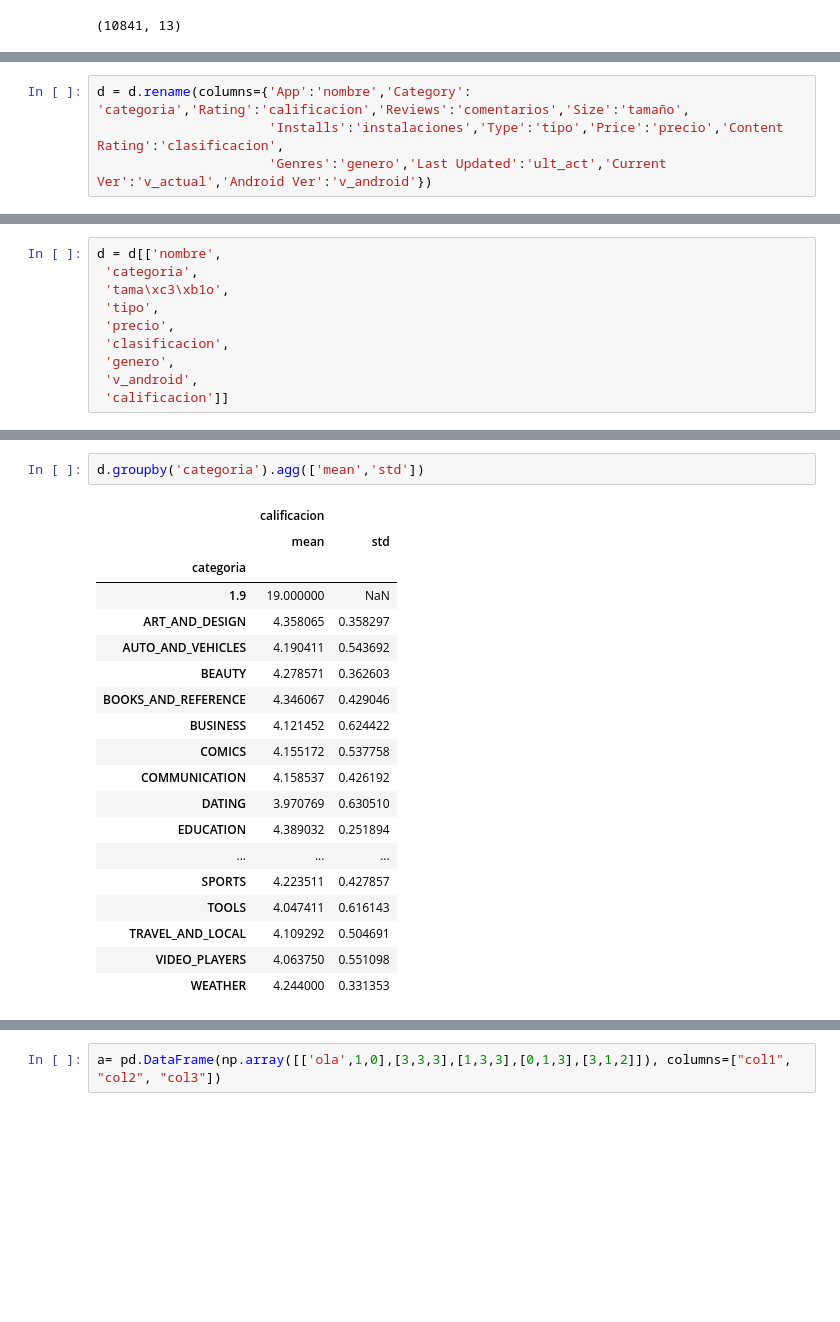
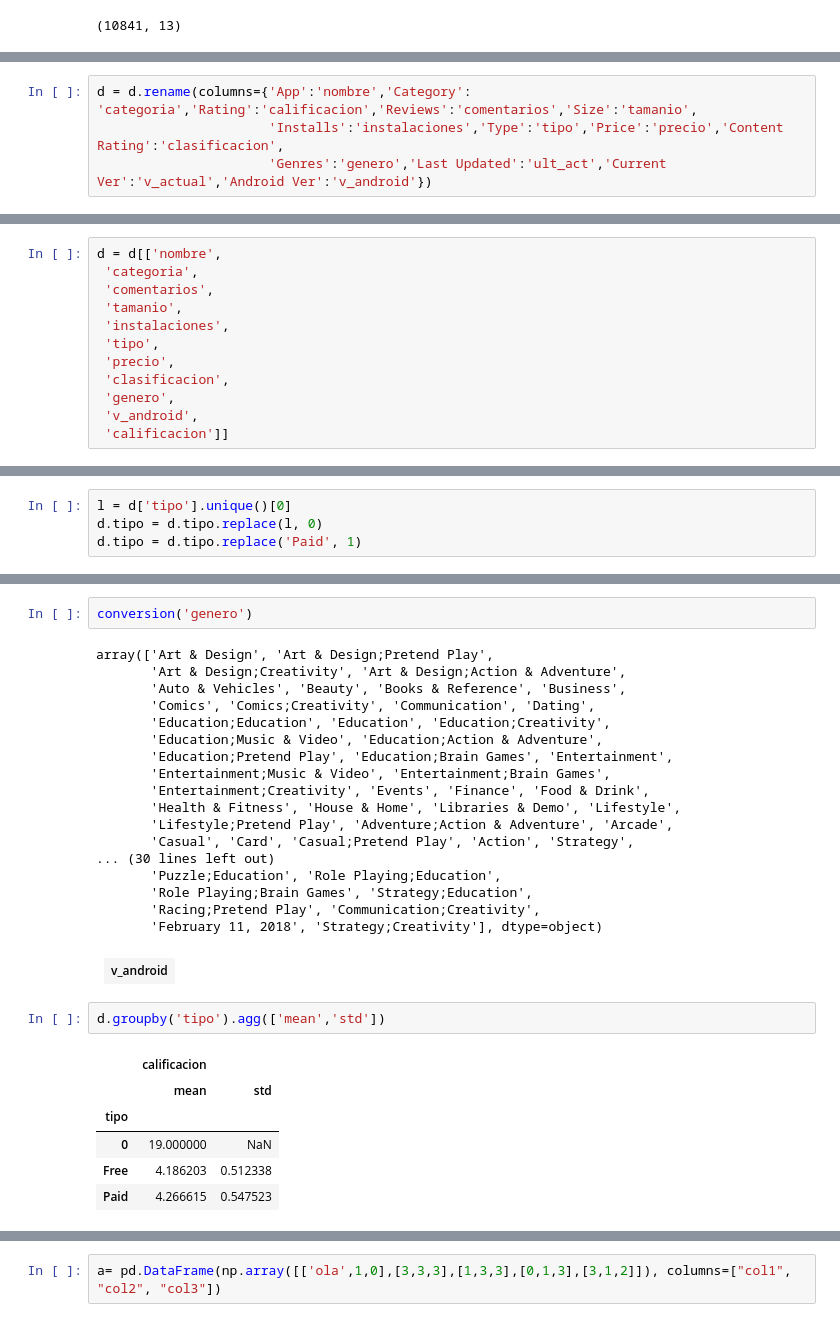
Before and after one commit to OscarAnCorzo/proyecto-ai, a Jupyter notebook: notebook/proyecto_2.ipynb, the cells around one changed output, grey strips where cells are left out. Saved outputs shown, nothing was run; the diff lists cells and outputs as text; blank space fills up the shorter version.

Commit message:
otro avance en la conversion de datos, dia miercoles

```diff
--- a/notebook/proyecto_2.ipynb
+++ b/notebook/proyecto_2.ipynb
@@ -57,7 +68,7 @@ d.shape
 
 Para facilitar la implementación del conjunto de datos se arreglaron los nombres y se tradujeron al español.
 # %%
-d = d.rename(columns={'App':'nombre','Category': 'categoria','Rating':'calificacion','Reviews':'comentarios','Size':'tamaño',
+d = d.rename(columns={'App':'nombre','Category': 'categoria','Rating':'calificacion','Reviews':'comentarios','Size':'tamanio',
                       'Installs':'instalaciones','Type':'tipo','Price':'precio','Content Rating':'clasificacion',
                       'Genres':'genero','Last Updated':'ult_act','Current Ver':'v_actual','Android Ver':'v_android'})
 # %%
@@ -95,7 +108,9 @@ col
 # %%
 d = d[['nombre',
  'categoria',
- 'tama\xc3\xb1o',
+ 'comentarios',
+ 'tamanio',
+ 'instalaciones',
  'tipo',
  'precio',
  'clasificacion',
@@ -221,0 +287,4 @@ Para poder analizar los datos, los diferentes tipos de datos de cada caracterist
+# %%
+l = d['tipo'].unique()[0]
+d.tipo = d.tipo.replace(l, 0)
+d.tipo = d.tipo.replace('Paid', 1)
@@ -222,22 +411,33 @@ Para poder analizar los datos, los diferentes tipos de datos de cada caracterist
+# %%
+conversion('genero')
+# %% [output]
+array(['Art & Design', 'Art & Design;Pretend Play',
+       'Art & Design;Creativity', 'Art & Design;Action & Adventure',
+       'Auto & Vehicles', 'Beauty', 'Books & Reference', 'Business',
+       'Comics', 'Comics;Creativity', 'Communication', 'Dating',
+       'Education;Education', 'Education', 'Education;Creativity',
+       'Education;Music & Video', 'Education;Action & Adventure',
+       'Education;Pretend Play', 'Education;Brain Games', 'Entertainment',
+       'Entertainment;Music & Video', 'Entertainment;Brain Games',
+       'Entertainment;Creativity', 'Events', 'Finance', 'Food & Drink',
+       'Health & Fitness', 'House & Home', 'Libraries & Demo', 'Lifestyle',
+       'Lifestyle;Pretend Play', 'Adventure;Action & Adventure', 'Arcade',
+       'Casual', 'Card', 'Casual;Pretend Play', 'Action', 'Strategy',
+... (30 lines left out)
+       'Puzzle;Education', 'Role Playing;Education',
+       'Role Playing;Brain Games', 'Strategy;Education',
+       'Racing;Pretend Play', 'Communication;Creativity',
+       'February 11, 2018', 'Strategy;Creativity'], dtype=object)
+# %% [markdown]
+<table>
+    <th><center>v_android</center></th>
+</table>
 # %%
-d.groupby('categoria').agg(['mean','std'])
+d.groupby('tipo').agg(['mean','std'])
 # %% [output]
 |  | calificacion |  |
 |  | mean | std |
-| categoria |  |  |
-| 1.9 | 19.000000 | NaN |
-| ART_AND_DESIGN | 4.358065 | 0.358297 |
-| AUTO_AND_VEHICLES | 4.190411 | 0.543692 |
-| BEAUTY | 4.278571 | 0.362603 |
-| BOOKS_AND_REFERENCE | 4.346067 | 0.429046 |
-| BUSINESS | 4.121452 | 0.624422 |
-| COMICS | 4.155172 | 0.537758 |
-| COMMUNICATION | 4.158537 | 0.426192 |
-| DATING | 3.970769 | 0.630510 |
-| EDUCATION | 4.389032 | 0.251894 |
-| ... | ... | ... |
-| SPORTS | 4.223511 | 0.427857 |
-| TOOLS | 4.047411 | 0.616143 |
-| TRAVEL_AND_LOCAL | 4.109292 | 0.504691 |
-| VIDEO_PLAYERS | 4.063750 | 0.551098 |
-| WEATHER | 4.244000 | 0.331353 |
+| tipo |  |  |
+| 0 | 19.000000 | NaN |
+| Free | 4.186203 | 0.512338 |
+| Paid | 4.266615 | 0.547523 |
```
Also changed, not shown: parts of 32 cells of this notebook.
